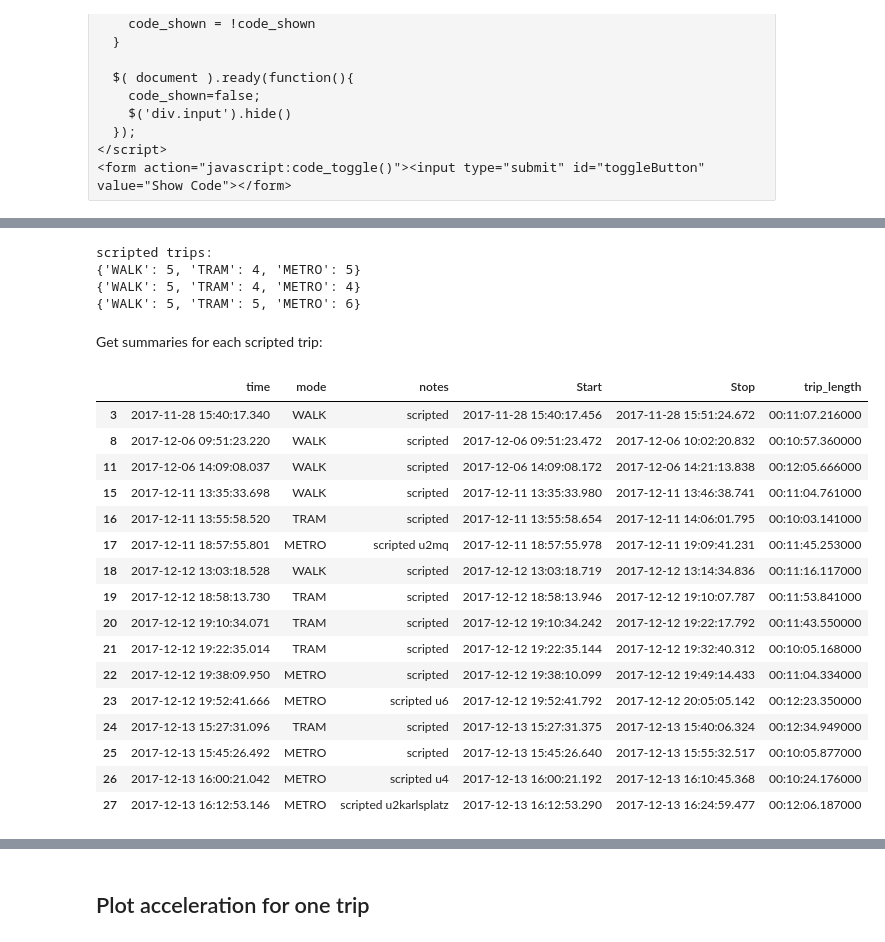
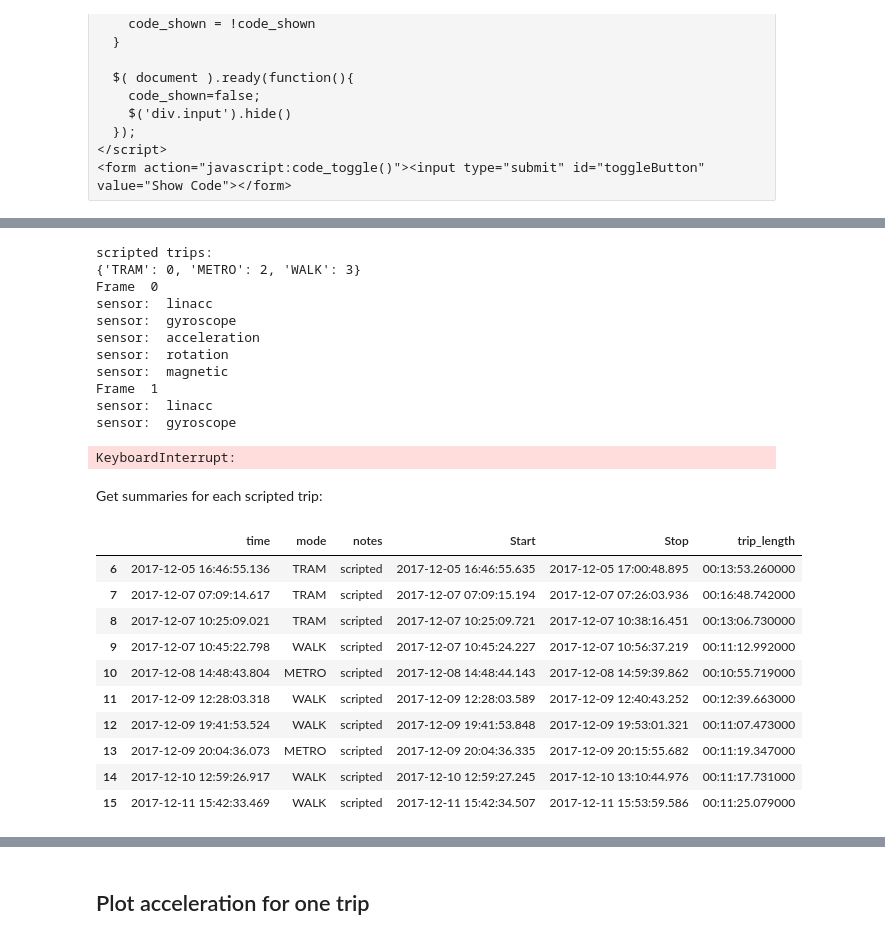
Before and after one commit to univie-datamining-team3/assignment2, a Jupyter notebook: notebooks/2.0-lm-presentation.ipynb, the cells around one changed output, grey strips where cells are left out. Saved outputs shown, nothing was run; the diff lists cells and outputs as text; code cells hidden in the pictures.

```diff
--- a/notebooks/2.0-lm-presentation.ipynb
+++ b/notebooks/2.0-lm-presentation.ipynb
@@ -76,35 +76,37 @@ all_tokens = [os.environ.get("KEY_RAPHAEL"),
               os.environ.get("KEY_LUKAS")]
 
 print("scripted trips:")
-dfs = Preprocessor.preprocess(all_tokens)
+dfs = Preprocessor.preprocess([os.environ.get("KEY_MORITZ")])
 # %% [output]
 scripted trips:
-{'WALK': 5, 'TRAM': 4, 'METRO': 5}
-{'WALK': 5, 'TRAM': 4, 'METRO': 4}
-{'WALK': 5, 'TRAM': 5, 'METRO': 6}
+{'TRAM': 0, 'METRO': 2, 'WALK': 3}
+Frame  0
+sensor:  linacc
+sensor:  gyroscope
+sensor:  acceleration
+sensor:  rotation
+sensor:  magnetic
+Frame  1
+sensor:  linacc
+sensor:  gyroscope
+KeyboardInterrupt:
 # %% [markdown]
 Get summaries for each scripted trip:
 # %%
-token = os.environ.get("KEY_LUKAS")
+token = os.environ.get("KEY_RAPHAEL")
 trip_info = Preprocessor.get_trip_summaries(dfs[token]["trips"], convert_time=True)
 
 scripted_mask = [True if "scripted" in str(notes).lower() else False for notes in trip_info["notes"]]
 trip_info[scripted_mask]
 # %% [output]
 |  | time | mode | notes | Start | Stop | trip_length |
-| 3 | 2017-11-28 15:40:17.340 | WALK | scripted | 2017-11-28 15:40:17.456 | 2017-11-28 15:51:24.672 | 00:11:07.216000 |
-| 8 | 2017-12-06 09:51:23.220 | WALK | scripted | 2017-12-06 09:51:23.472 | 2017-12-06 10:02:20.832 | 00:10:57.360000 |
-| 11 | 2017-12-06 14:09:08.037 | WALK | scripted | 2017-12-06 14:09:08.172 | 2017-12-06 14:21:13.838 | 00:12:05.666000 |
-| 15 | 2017-12-11 13:35:33.698 | WALK | scripted | 2017-12-11 13:35:33.980 | 2017-12-11 13:46:38.741 | 00:11:04.761000 |
-| 16 | 2017-12-11 13:55:58.520 | TRAM | scripted | 2017-12-11 13:55:58.654 | 2017-12-11 14:06:01.795 | 00:10:03.141000 |
-| 17 | 2017-12-11 18:57:55.801 | METRO | scripted u2mq | 2017-12-11 18:57:55.978 | 2017-12-11 19:09:41.231 | 00:11:45.253000 |
-| 18 | 2017-12-12 13:03:18.528 | WALK | scripted | 2017-12-12 13:03:18.719 | 2017-12-12 13:14:34.836 | 00:11:16.117000 |
-| 19 | 2017-12-12 18:58:13.730 | TRAM | scripted | 2017-12-12 18:58:13.946 | 2017-12-12 19:10:07.787 | 00:11:53.841000 |
-| 20 | 2017-12-12 19:10:34.071 | TRAM | scripted | 2017-12-12 19:10:34.242 | 2017-12-12 19:22:17.792 | 00:11:43.550000 |
-| 21 | 2017-12-12 19:22:35.014 | TRAM | scripted | 2017-12-12 19:22:35.144 | 2017-12-12 19:32:40.312 | 00:10:05.168000 |
-| 22 | 2017-12-12 19:38:09.950 | METRO | scripted | 2017-12-12 19:38:10.099 | 2017-12-12 19:49:14.433 | 00:11:04.334000 |
-| 23 | 2017-12-12 19:52:41.666 | METRO | scripted u6 | 2017-12-12 19:52:41.792 | 2017-12-12 20:05:05.142 | 00:12:23.350000 |
-| 24 | 2017-12-13 15:27:31.096 | TRAM | scripted | 2017-12-13 15:27:31.375 | 2017-12-13 15:40:06.324 | 00:12:34.949000 |
-| 25 | 2017-12-13 15:45:26.492 | METRO | scripted | 2017-12-13 15:45:26.640 | 2017-12-13 15:55:32.517 | 00:10:05.877000 |
-| 26 | 2017-12-13 16:00:21.042 | METRO | scripted u4 | 2017-12-13 16:00:21.192 | 2017-12-13 16:10:45.368 | 00:10:24.176000 |
-| 27 | 2017-12-13 16:12:53.146 | METRO | scripted u2karlsplatz | 2017-12-13 16:12:53.290 | 2017-12-13 16:24:59.477 | 00:12:06.187000 |
+| 6 | 2017-12-05 16:46:55.136 | TRAM | scripted | 2017-12-05 16:46:55.635 | 2017-12-05 17:00:48.895 | 00:13:53.260000 |
+| 7 | 2017-12-07 07:09:14.617 | TRAM | scripted | 2017-12-07 07:09:15.194 | 2017-12-07 07:26:03.936 | 00:16:48.742000 |
+| 8 | 2017-12-07 10:25:09.021 | TRAM | scripted | 2017-12-07 10:25:09.721 | 2017-12-07 10:38:16.451 | 00:13:06.730000 |
+| 9 | 2017-12-07 10:45:22.798 | WALK | scripted | 2017-12-07 10:45:24.227 | 2017-12-07 10:56:37.219 | 00:11:12.992000 |
+| 10 | 2017-12-08 14:48:43.804 | METRO | scripted | 2017-12-08 14:48:44.143 | 2017-12-08 14:59:39.862 | 00:10:55.719000 |
+| 11 | 2017-12-09 12:28:03.318 | WALK | scripted | 2017-12-09 12:28:03.589 | 2017-12-09 12:40:43.252 | 00:12:39.663000 |
+| 12 | 2017-12-09 19:41:53.524 | WALK | scripted | 2017-12-09 19:41:53.848 | 2017-12-09 19:53:01.321 | 00:11:07.473000 |
+| 13 | 2017-12-09 20:04:36.073 | METRO | scripted | 2017-12-09 20:04:36.335 | 2017-12-09 20:15:55.682 | 00:11:19.347000 |
+| 14 | 2017-12-10 12:59:26.917 | WALK | scripted | 2017-12-10 12:59:27.245 | 2017-12-10 13:10:44.976 | 00:11:17.731000 |
+| 15 | 2017-12-11 15:42:33.469 | WALK | scripted | 2017-12-11 15:42:34.507 | 2017-12-11 15:53:59.586 | 00:11:25.079000 |
```
Also changed, not shown: parts of 5 cells of this notebook, 1 other file.
